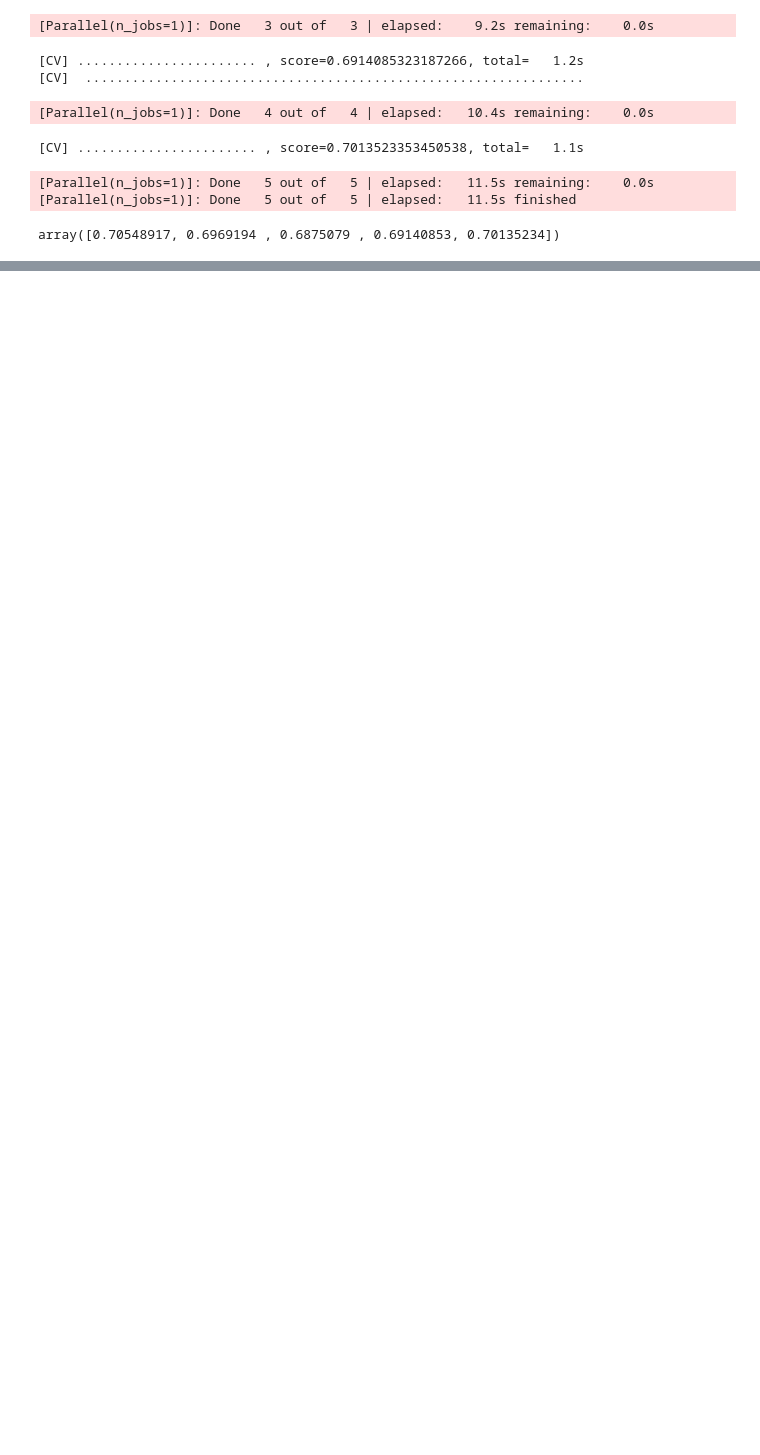
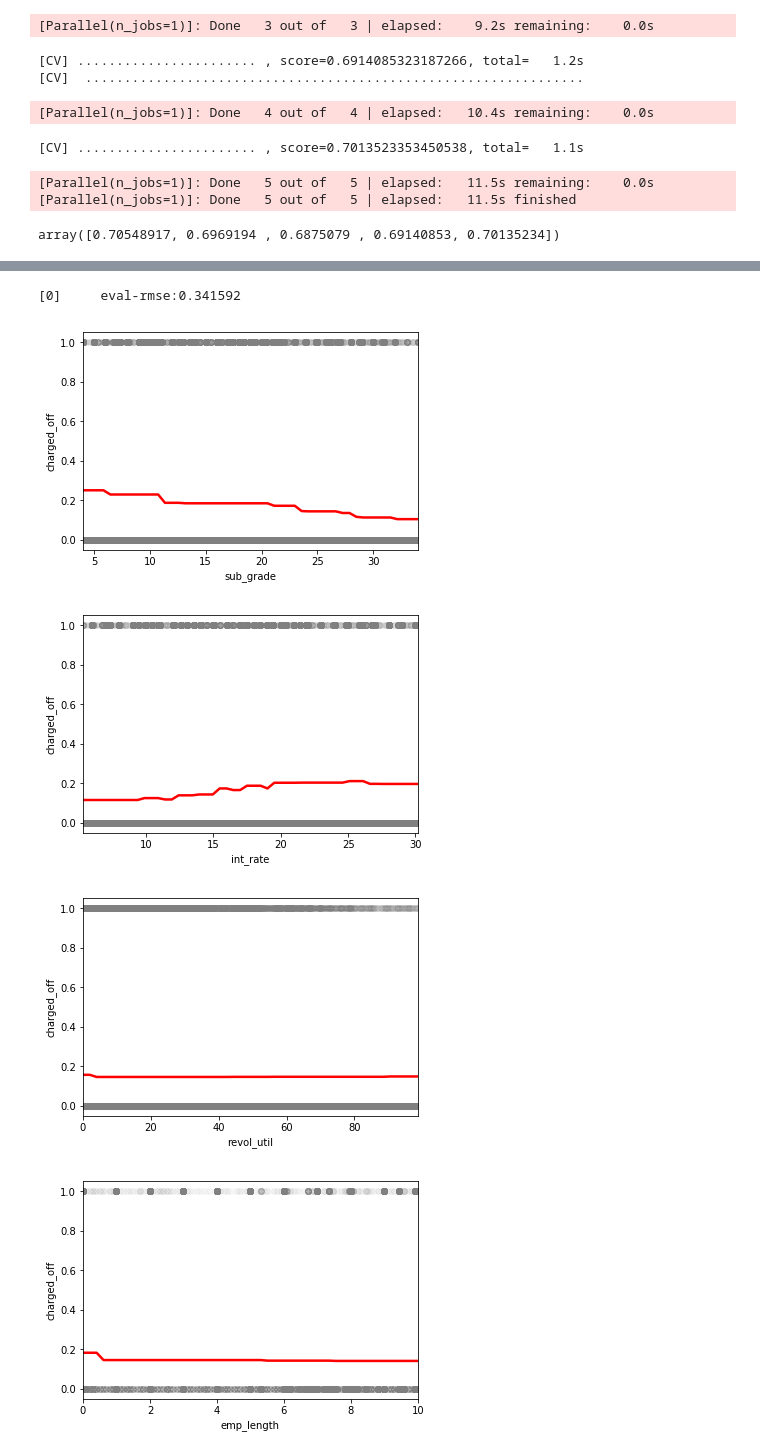
Before and after one commit to bloominstituteoftechnology/DS-Unit-4-Sprint-1-Tree-Ensembles, a Jupyter notebook: module1-decision-trees/assignment1.ipynb, the cells around one changed output, grey strips where cells are left out. Drawn from its saved outputs; the diff is of its cells as text; code cells hidden in the pictures; blank space fills up the shorter version.

```diff
--- a/module1-decision-trees/assignment1.ipynb
+++ b/module1-decision-trees/assignment1.ipynb
@@ -453,0 +574,51 @@ array([0.70548917, 0.6969194 , 0.6875079 , 0.69140853, 0.70135234])
+# %%
+%matplotlib inline
+import matplotlib.pyplot as plt
+import numpy as np
+
+def partial_dependency(bst, X, y, feature):
+    """
+    Calculate the dependency (or partial dependency) of a response variable on a predictor (or multiple predictors)
+    1. Sample a grid of values of a predictor.
+    2. For each value, replace every row of that predictor with this value, calculate the average prediction.
+    """
+
+    X_temp = X.copy()
+
+    grid = np.linspace(start=np.percentile(X_temp[feature], 0.1),
+                       stop=np.percentile(X_temp[feature], 99.5),
+                       num=50)
+
+    y_pred = np.zeros(len(grid))
+
+    for i, value in enumerate(grid):
+        X_temp[feature] = value
+        data = xgb.DMatrix(X_temp)
+        y_pred[i] = np.average(bst.predict(data, ntree_limit=bst.best_ntree_limit))
+
+    plt.plot(grid, y_pred, '-', color='red', linewidth=2.5)
+    plt.plot(X, y, 'o', color='grey', alpha=0.01)
+    plt.xlim(min(grid), max(grid))
+    plt.xlabel(feature)
+    plt.ylabel(y.name)
+    plt.show()
+# %%
+features = ["sub_grade","int_rate", "revol_util", "emp_length", "loan_amnt","term","installment",
+      "annual_inc","tax_liens", "delinq_2yrs"]
+#params['monotone_constraints'] = '(-1, 1, 0,0,1,0,1,-1,1,0)'
+
+
+dtrain = xgb.DMatrix(X_train_xgb, label=y_train)
+dtest = xgb.DMatrix(X_test_xgb, label=y_test)
+
+bst = xgb.train(params, dtrain, num_boost_round=60)
+print(bst.eval(dtest))
+
+for feature in features:
+    partial_dependency(bst, X_train_xgb, y_train, feature=feature)
+# %% [output]
+[0]     eval-rmse:0.341592
+[figure, added]
+[figure, added]
+[figure, added]
+[figure, added]
```
Also changed, not shown: parts of 17 cells of this notebook, 2 other files.
